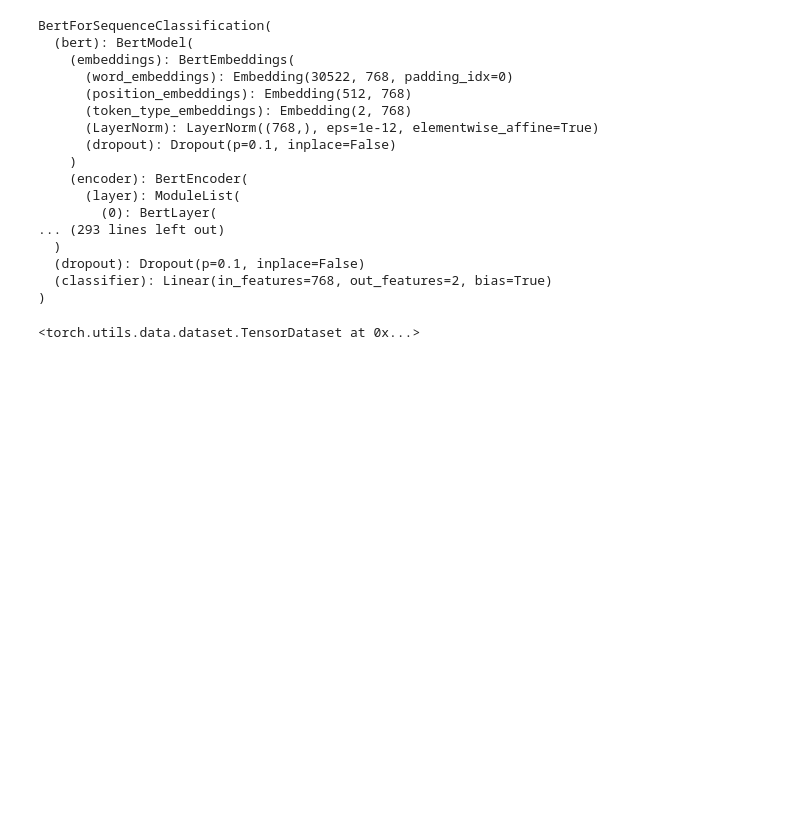
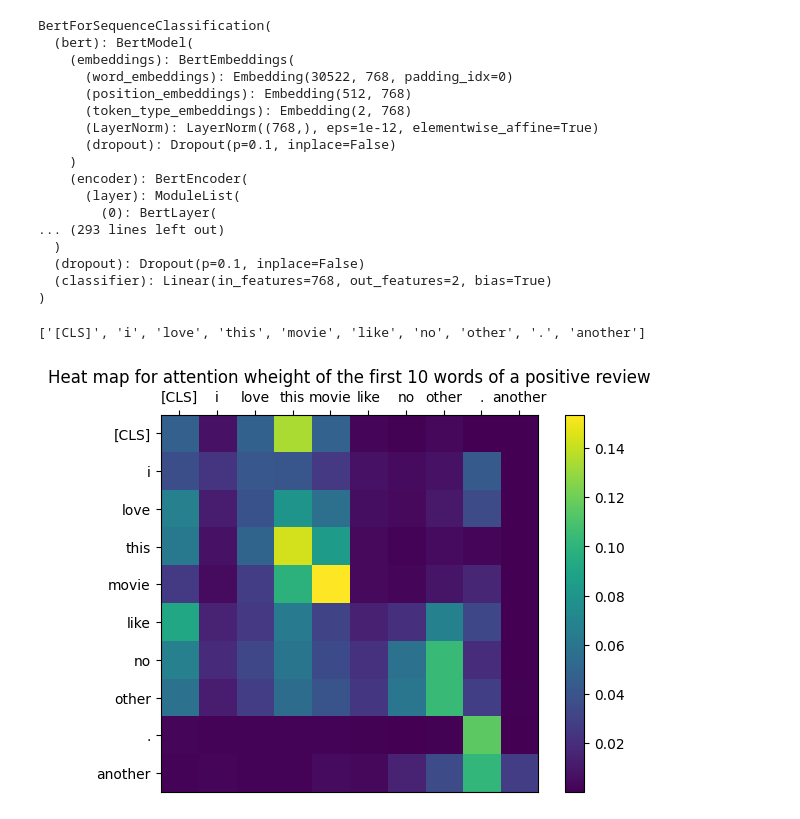
Before and after one commit to BabaSanfour/Text-Classification--Classic-models-vs-BERT, a Jupyter notebook: Text_classification_classic_models_vs_bert.ipynb, the cells around one changed output. Saved outputs shown, nothing was run; the diff lists cells and outputs as text; code cells hidden in the pictures; blank space fills up the shorter version.

```diff
--- a/Text_classification_classic_models_vs_bert.ipynb
+++ b/Text_classification_classic_models_vs_bert.ipynb
@@ -777,7 +770,10 @@ BertForSequenceClassification(
   (dropout): Dropout(p=0.1, inplace=False)
   (classifier): Linear(in_features=768, out_features=2, bias=True)
 )
-# %%
-test_data
-# %% [output]
-<torch.utils.data.dataset.TensorDataset at 0x...>
+# %%
+# select a positive review review with a positive
+pos_review = test_data[-4]
+# Get input, mask and label
+sample_input = pos_review[0][None, :].to(device).long()
+sample_mask = pos_review[1][None, :].to(device).long()
+sample_labels = pos_review[2][None, :].to(device).long()
@@ -783,0 +792,20 @@ test_data
+# %%
+# We will visualize weights between the first 10 words
+# Extract the 10 first words
+words = tokenizer.convert_ids_to_tokens(pos_review[0].cpu())[:10]
+print(words)
+# %% [output]
+['[CLS]', 'i', 'love', 'this', 'movie', 'like', 'no', 'other', '.', 'another']
+# %%
+import matplotlib.pyplot as plt
+import numpy as np
+plt.imshow(np.array(last_layer_attention_weights.cpu())[:10,:10], interpolation='nearest')
+plt.colorbar()
+xi = list(range(len(words)))
+plt.xticks(xi, words,)
+plt.tick_params(top=True, labeltop=True, bottom=False, labelbottom=False)
+plt.yticks(xi, words)
+plt.title("Heat map for attention wheight of the first 10 words of a positive review")
+plt.show()
+# %% [output]
+[figure, added]
```
Also changed, not shown: parts of 14 cells of this notebook.
